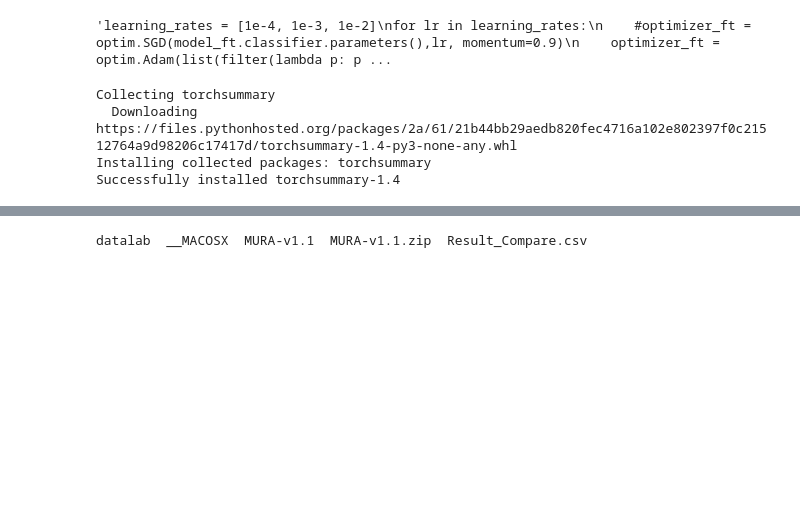
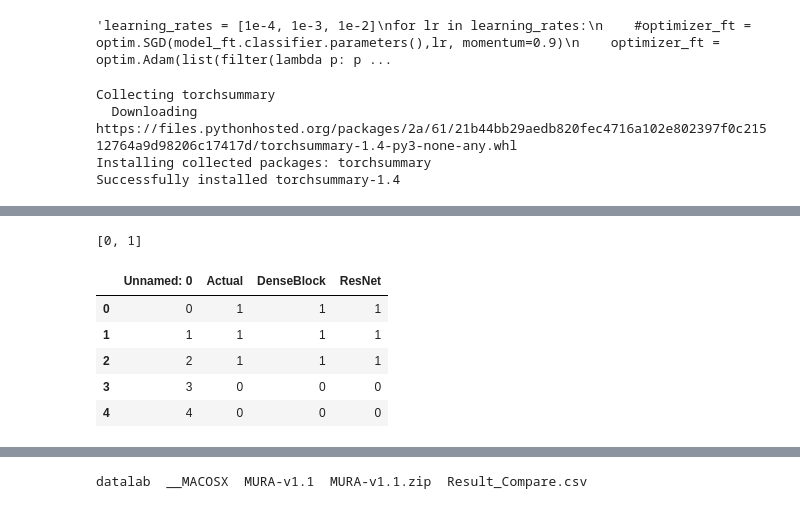
Before and after one commit to stanimman/Simple, a Jupyter notebook: Mura_Clahe_Elbow.ipynb, the cells around one changed output, grey strips where cells are left out. Drawn from its saved outputs; the diff is of its cells as text; code cells hidden in the pictures; blank space fills up the shorter version.

```diff
--- a/Mura_Clahe_Elbow.ipynb
+++ b/Mura_Clahe_Elbow.ipynb
@@ -758,0 +740,16 @@ files.download('XR_ELBOW_v1.1/train_labeled_studies.csv')
+# %%
+cm = ConfusionMatrix(actual_vector=result_df.Actual.values, predict_vector=result_df.ResNet.values)# Create CM From Data
+cm.classes
+# %% [output]
+[0, 1]
+# %%
+result_df = pd.read_csv("Result_Compare.csv")
+# %%
+result_df.head()
+# %% [output]
+|  | Unnamed: 0 | Actual | DenseBlock | ResNet |
+| 0 | 0 | 1 | 1 | 1 |
+| 1 | 1 | 1 | 1 | 1 |
+| 2 | 2 | 1 | 1 | 1 |
+| 3 | 3 | 0 | 0 | 0 |
+| 4 | 4 | 0 | 0 | 0 |
```
Also changed, not shown: parts of 15 cells of this notebook.
